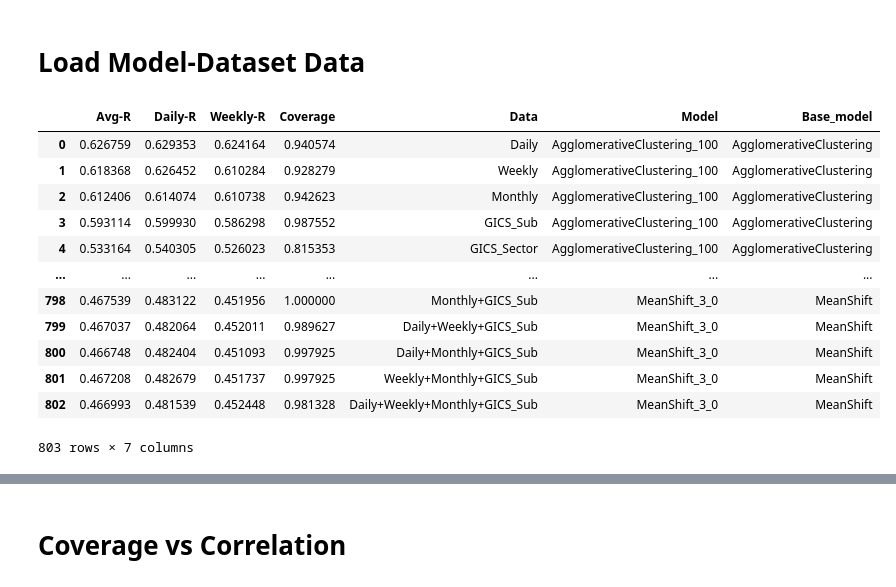
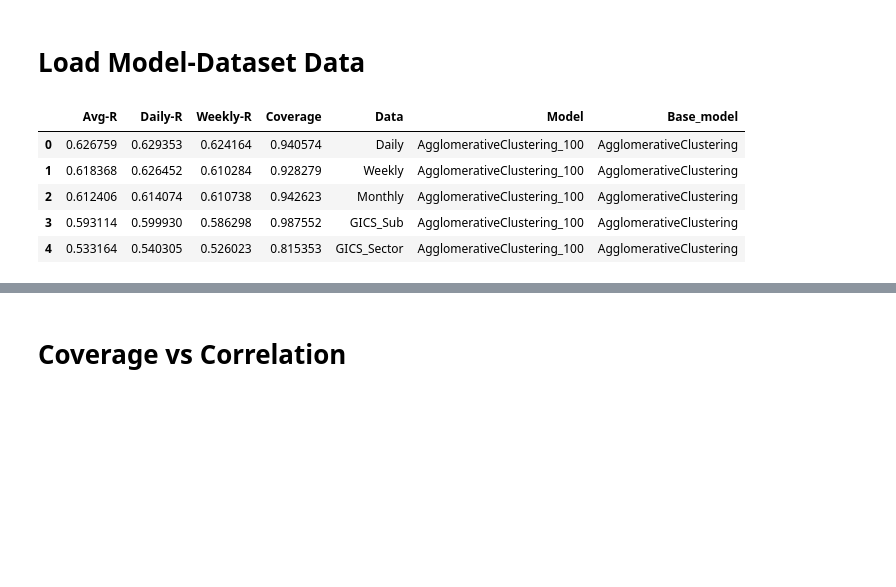
Before and after one commit to harkib/Stock-Clustering, a Jupyter notebook: visualize.ipynb, the cells around one changed output, grey strips where cells are left out. Cells and saved outputs as stored; diff of their text form; code cells hidden in the pictures; blank space fills up the shorter version.

```diff
--- a/visualize.ipynb
+++ b/visualize.ipynb
@@ -18,19 +18,12 @@ SAVE_FIGS = False
 # %%
 # load model-data results
 raw = pd.read_pickle(os.path.join('Output','combination_results.pkl'))
 raw['Base_model'] = raw.apply(lambda x: x['Model'].split('_')[0], axis=1)
-raw
+raw.head(5)
 # %% [output]
 |  | Avg-R | Daily-R | Weekly-R | Coverage | Data | Model | Base_model |
 | 0 | 0.626759 | 0.629353 | 0.624164 | 0.940574 | Daily | AgglomerativeClustering_100 | AgglomerativeClustering |
 | 1 | 0.618368 | 0.626452 | 0.610284 | 0.928279 | Weekly | AgglomerativeClustering_100 | AgglomerativeClustering |
 | 2 | 0.612406 | 0.614074 | 0.610738 | 0.942623 | Monthly | AgglomerativeClustering_100 | AgglomerativeClustering |
 | 3 | 0.593114 | 0.599930 | 0.586298 | 0.987552 | GICS_Sub | AgglomerativeClustering_100 | AgglomerativeClustering |
 | 4 | 0.533164 | 0.540305 | 0.526023 | 0.815353 | GICS_Sector | AgglomerativeClustering_100 | AgglomerativeClustering |
-| ... | ... | ... | ... | ... | ... | ... | ... |
-| 798 | 0.467539 | 0.483122 | 0.451956 | 1.000000 | Monthly+GICS_Sub | MeanShift_3_0 | MeanShift |
-| 799 | 0.467037 | 0.482064 | 0.452011 | 0.989627 | Daily+Weekly+GICS_Sub | MeanShift_3_0 | MeanShift |
-| 800 | 0.466748 | 0.482404 | 0.451093 | 0.997925 | Daily+Monthly+GICS_Sub | MeanShift_3_0 | MeanShift |
-| 801 | 0.467208 | 0.482679 | 0.451737 | 0.997925 | Weekly+Monthly+GICS_Sub | MeanShift_3_0 | MeanShift |
-| 802 | 0.466993 | 0.481539 | 0.452448 | 0.981328 | Daily+Weekly+Monthly+GICS_Sub | MeanShift_3_0 | MeanShift |
-803 rows × 7 columns
```
Also changed, not shown: parts of 11 cells of this notebook.
